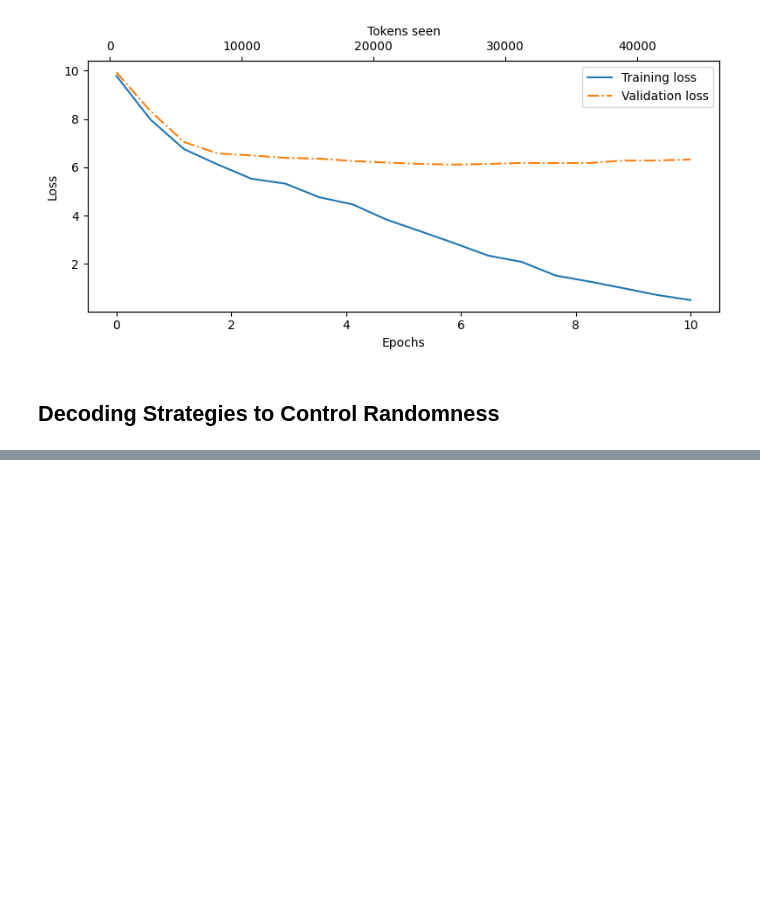
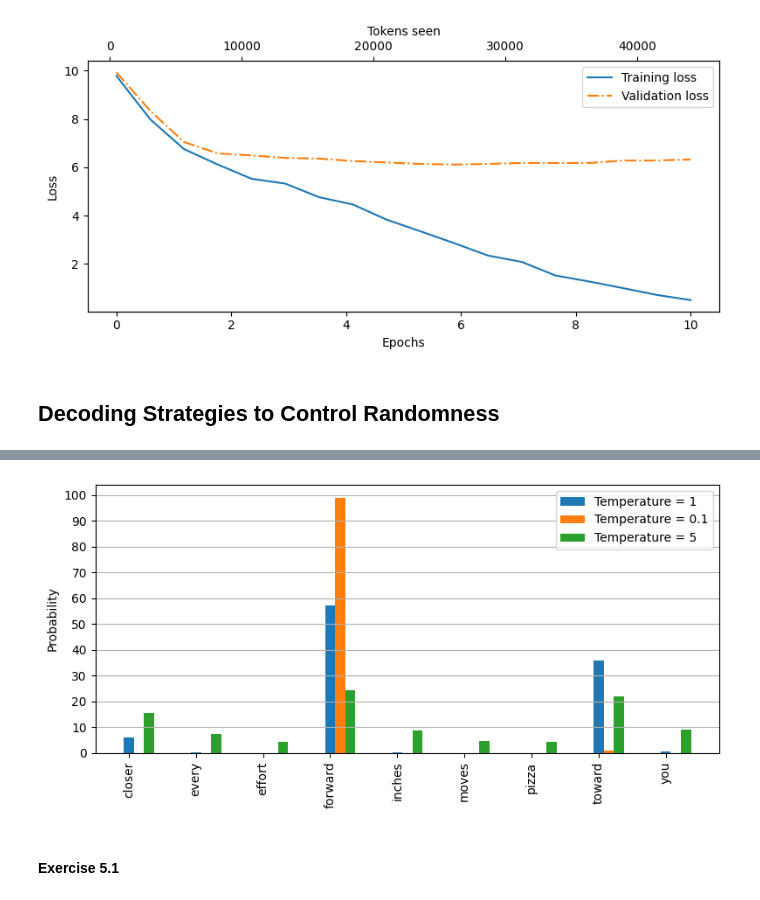
Before and after one commit to SandroAlex/llms-build-and-deploy, a Jupyter notebook: notebooks/build_large_language_models_from_scratch/05_pretraining_on_unlabeled_data.ipynb, the cells around one changed output, grey strips where cells are left out. Cells and saved outputs as stored; diff of their text form; code cells hidden in the pictures; blank space fills up the shorter version.

```diff
--- a/notebooks/build_large_language_models_from_scratch/05_pretraining_on_unlabeled_data.ipynb
+++ b/notebooks/build_large_language_models_from_scratch/05_pretraining_on_unlabeled_data.ipynb
@@ -542,0 +600,12 @@ plot_losses(epochs_tensor, tokens_seen, train_losses, val_losses)
+# %%
+# Suppose input is "every effort moves you", and the LLM
+# returns the following logits for the next token:
+next_token_logits = torch.tensor(
+    [4.51, 0.89, -1.90, 6.75, 1.63, -1.62, -1.89, 6.28, 1.79]
+)
+
+probas = torch.softmax(next_token_logits, dim=0)
+next_token_id = torch.argmax(probas).item()
+
+# The next generated token is then as follows:
+print(inverse_vocab[next_token_id])
@@ -542,0 +646,35 @@ plot_losses(epochs_tensor, tokens_seen, train_losses, val_losses)
+# %%
+def softmax_with_temperature(logits, temperature):
+    scaled_logits = logits / temperature
+
+    return torch.softmax(scaled_logits, dim=0)
+# %%
+# Temperature values.
+# Original, higher confidence, and lower confidence.
+temperatures = [1, 0.1, 5]
+
+# Calculate scaled probabilities.
+scaled_probas = [softmax_with_temperature(next_token_logits, T) for T in temperatures]
+# %%
+# Plotting
+x = torch.arange(len(vocab))
+bar_width = 0.15
+
+fig, ax = plt.subplots(figsize=(8, 4))
+for i, T in enumerate(temperatures):
+    rects = ax.bar(x + i * bar_width, 100 * scaled_probas[i], bar_width, label=f'Temperature = {T}')
+
+ax.set_ylabel('Probability')
+ax.set_xticks(x)
+ax.set_xticklabels(vocab.keys(), rotation=90)
+ax.legend()
+ax.set_yticks(100 * np.arange(0.0, 1.1, 0.1))
+ax.grid(axis="y")
+
+plt.tight_layout()
+plt.savefig("temperature-plot.pdf")
+plt.show()
+# %% [output]
+[figure, added]
+# %% [markdown]
+#### Exercise 5.1
```
Also changed, not shown: parts of 18 cells of this notebook.
